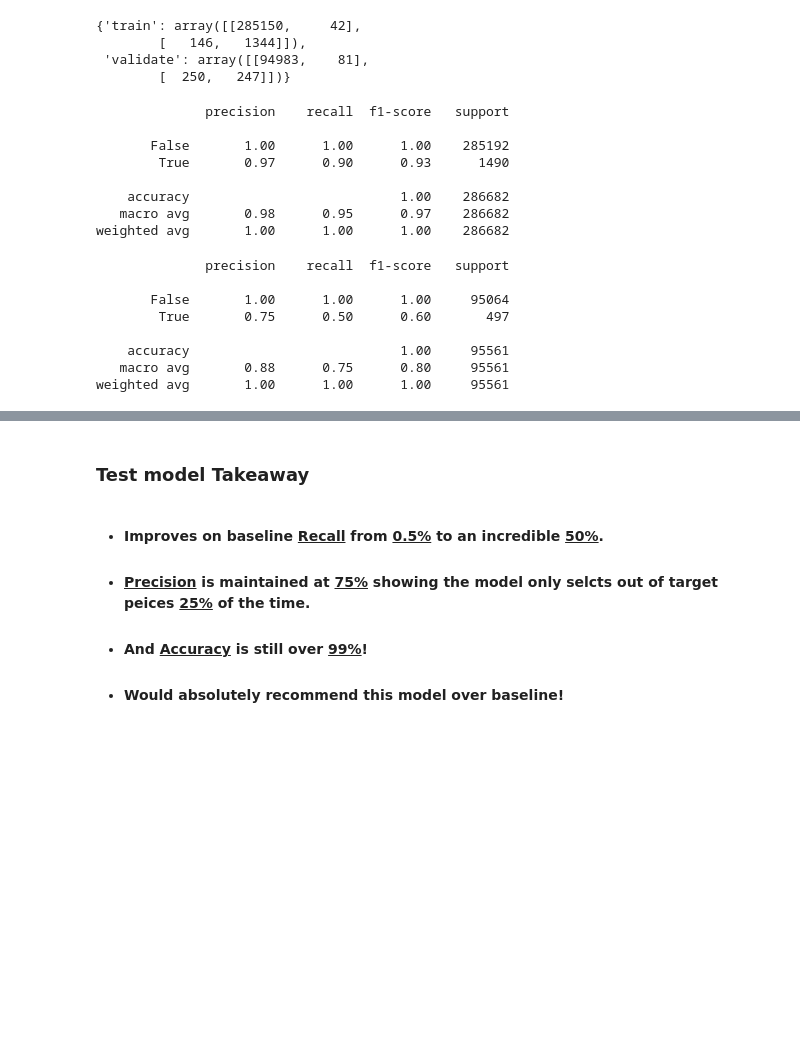
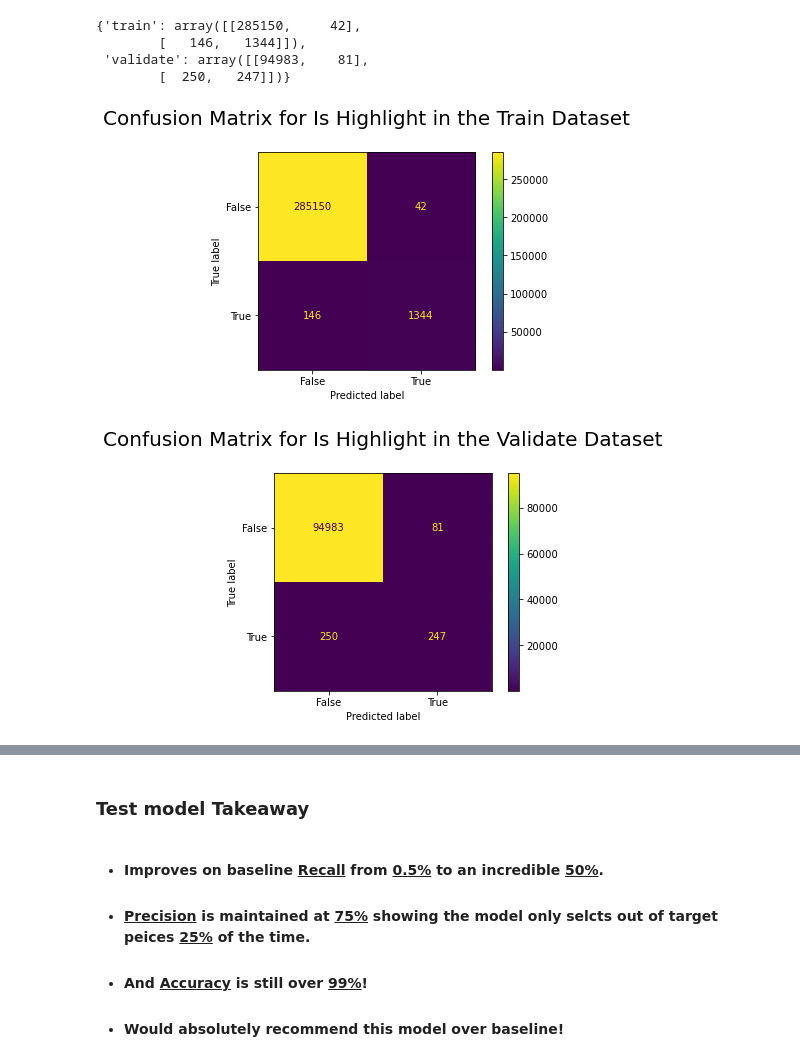
Before and after one commit to Data-at-the-museum-capstone/capstone, a Jupyter notebook: museum_mvp.ipynb, the cells around one changed output, grey strips where cells are left out. Cells and saved outputs as stored; diff of their text form; code cells hidden in the pictures; blank space fills up the shorter version.

```diff
--- a/museum_mvp.ipynb
+++ b/museum_mvp.ipynb
@@ -284,25 +281,8 @@ xgb.confusion
         [   146,   1344]]),
  'validate': array([[94983,    81],
         [  250,   247]])}
-# %%
-print(xgb.report['train'])
-# %% [output]
-              precision    recall  f1-score   support
-
-       False       1.00      1.00      1.00    285192
-        True       0.97      0.90      0.93      1490
-
-    accuracy                           1.00    286682
-   macro avg       0.98      0.95      0.97    286682
-weighted avg       1.00      1.00      1.00    286682
-# %%
-print(xgb.report['validate'])
-# %% [output]
-              precision    recall  f1-score   support
-
-       False       1.00      1.00      1.00     95064
-        True       0.75      0.50      0.60       497
-
-    accuracy                           1.00     95561
-   macro avg       0.88      0.75      0.80     95561
-weighted avg       1.00      1.00      1.00     95561
+# %%
+xgb.confusion()
+# %% [output]
+[figure, added]
+[figure, added]
```
Also changed, not shown: parts of 10 cells of this notebook.
